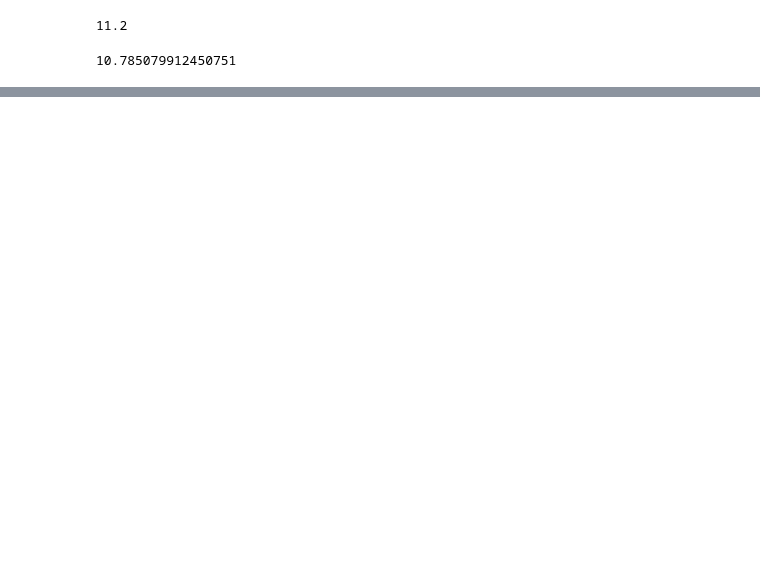
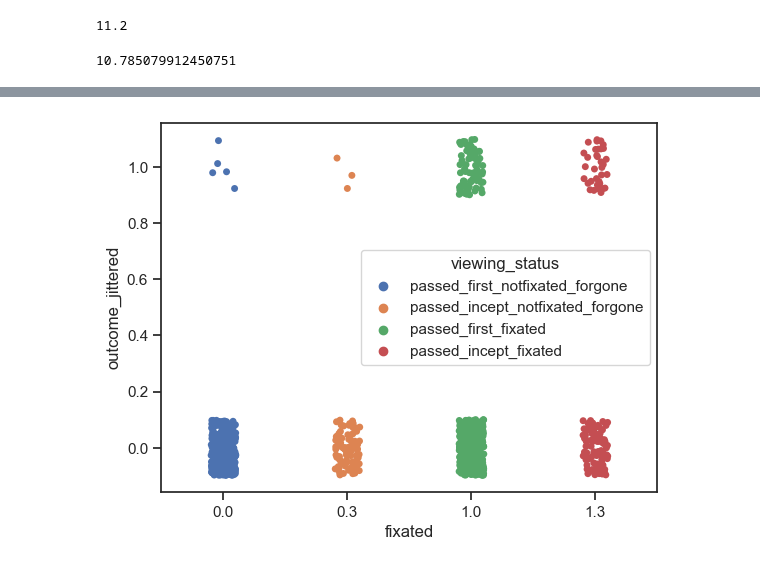
Before and after one commit to nomcomm/vr_billboard_p, a Jupyter notebook: scripts/00_Analysis4_individual_level.ipynb, the cells around one changed output, grey strips where cells are left out. Saved outputs shown, nothing was run; the diff lists cells and outputs as text; code cells hidden in the pictures; blank space fills up the shorter version.

```diff
--- a/scripts/00_Analysis4_individual_level.ipynb
+++ b/scripts/00_Analysis4_individual_level.ipynb
@@ -379,0 +330,17 @@ recognition_glanced = len(common_elements)/len(glanced_list) if len(glanced_list
+# %%
+import pandas as pd
+import seaborn as sns
+import matplotlib.pyplot as plt
+
+np.random.seed(42)
+all_sub_df['outcome_jittered'] = all_sub_df['recalled'] + np.random.uniform(-0.1, 0.1, size=len(all_sub_df))
+all_sub_df['fixated'] += 0.3 * ((all_sub_df['viewing_status'] == 'passed_incept_fixated') | (all_sub_df['viewing_status'] == 'passed_incept_notfixated_forgone'))
+
+
+# Create a swarm plot
+sns.stripplot(x='fixated', y='outcome_jittered', hue='viewing_status', data=all_sub_df, jitter=True)
+
+#sns.stripplot(x='var1', y='outcome', hue='var2', data=df)
+plt.show()
+# %% [output]
+[figure, added]
```
Also changed, not shown: parts of 14 cells of this notebook, 10 other files.
